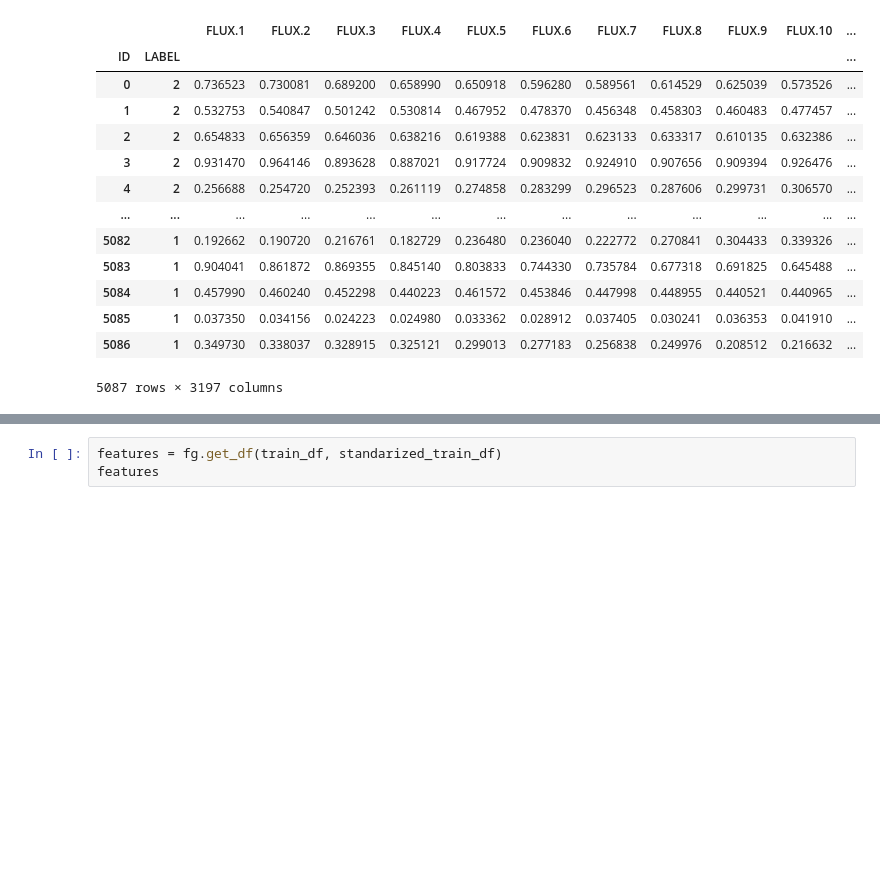
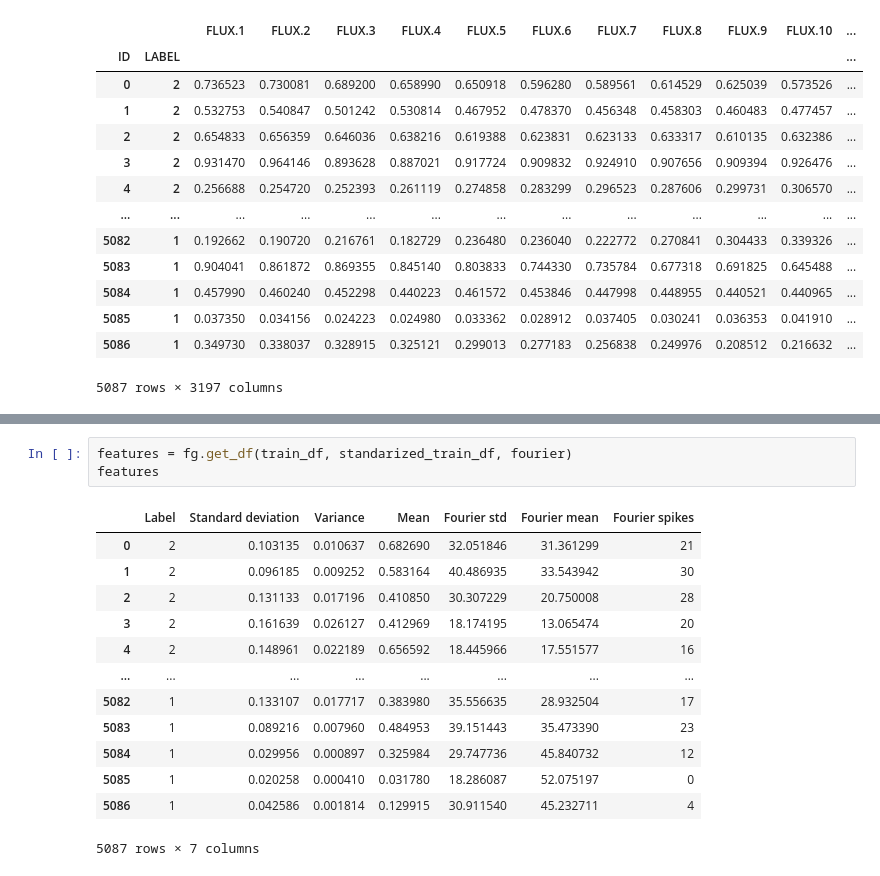
Before and after one commit to DZAlpha/ExoplanetHunting, a Jupyter notebook: exoplanets_hunting.ipynb, the cells around one changed output, grey strips where cells are left out. Saved outputs shown, nothing was run; the diff lists cells and outputs as text; blank space fills up the shorter version.

```diff
--- a/exoplanets_hunting.ipynb
+++ b/exoplanets_hunting.ipynb
@@ -59,5 +83,19 @@ plot_row(train_df, 2000)
 # %%
-features = fg.get_df(train_df, standarized_train_df)
+features = fg.get_df(train_df, standarized_train_df, fourier)
 features
+# %% [output]
+|  | Label | Standard deviation | Variance | Mean | Fourier std | Fourier mean | Fourier spikes |
+| 0 | 2 | 0.103135 | 0.010637 | 0.682690 | 32.051846 | 31.361299 | 21 |
+| 1 | 2 | 0.096185 | 0.009252 | 0.583164 | 40.486935 | 33.543942 | 30 |
+| 2 | 2 | 0.131133 | 0.017196 | 0.410850 | 30.307229 | 20.750008 | 28 |
+| 3 | 2 | 0.161639 | 0.026127 | 0.412969 | 18.174195 | 13.065474 | 20 |
+| 4 | 2 | 0.148961 | 0.022189 | 0.656592 | 18.445966 | 17.551577 | 16 |
+| ... | ... | ... | ... | ... | ... | ... | ... |
+| 5082 | 1 | 0.133107 | 0.017717 | 0.383980 | 35.556635 | 28.932504 | 17 |
+| 5083 | 1 | 0.089216 | 0.007960 | 0.484953 | 39.151443 | 35.473390 | 23 |
+| 5084 | 1 | 0.029956 | 0.000897 | 0.325984 | 29.747736 | 45.840732 | 12 |
+| 5085 | 1 | 0.020258 | 0.000410 | 0.031780 | 18.286087 | 52.075197 | 0 |
+| 5086 | 1 | 0.042586 | 0.001814 | 0.129915 | 30.911540 | 45.232711 | 4 |
+5087 rows × 7 columns
 # %%
 plot_histograms(features)
```
Also changed, not shown: parts of 11 cells of this notebook.
